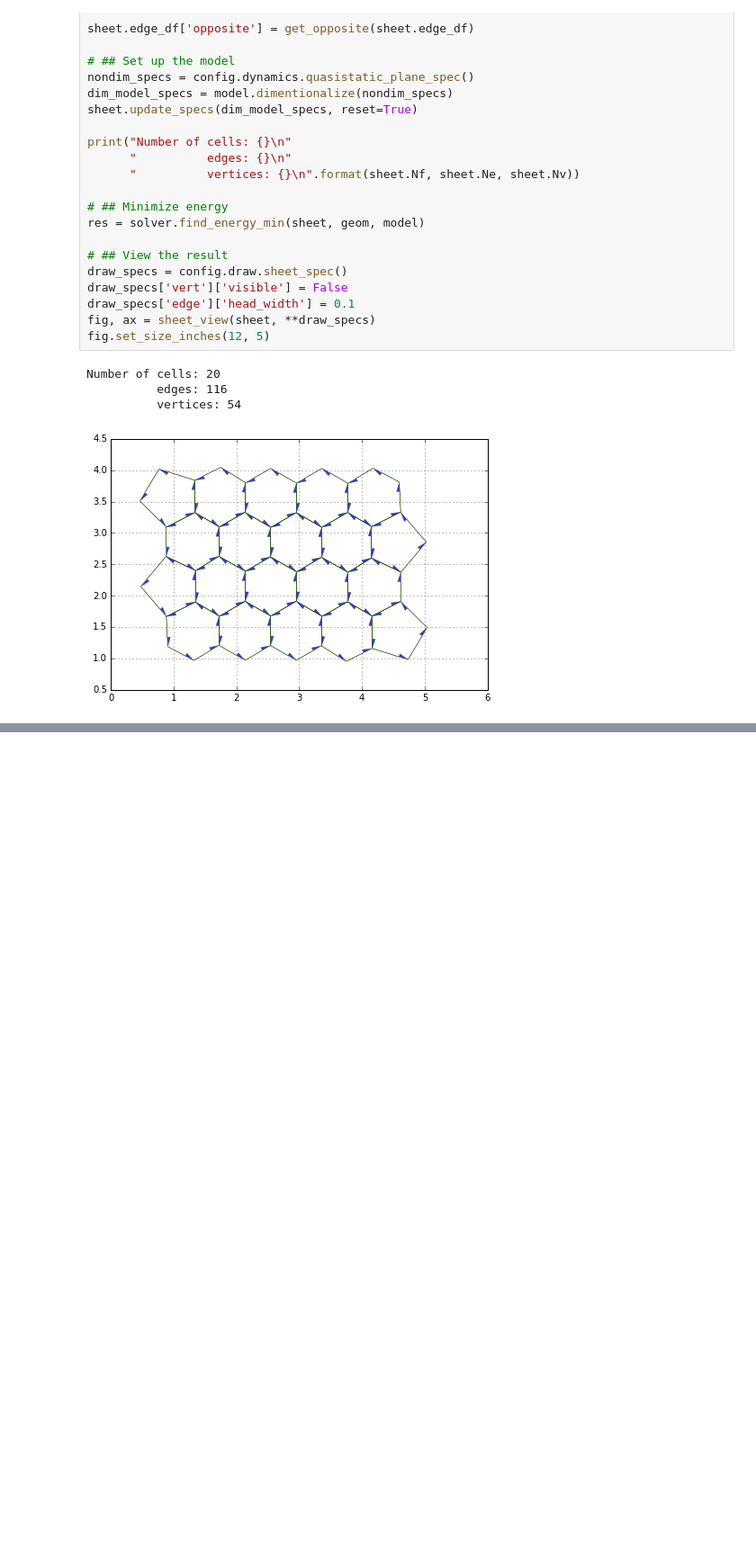
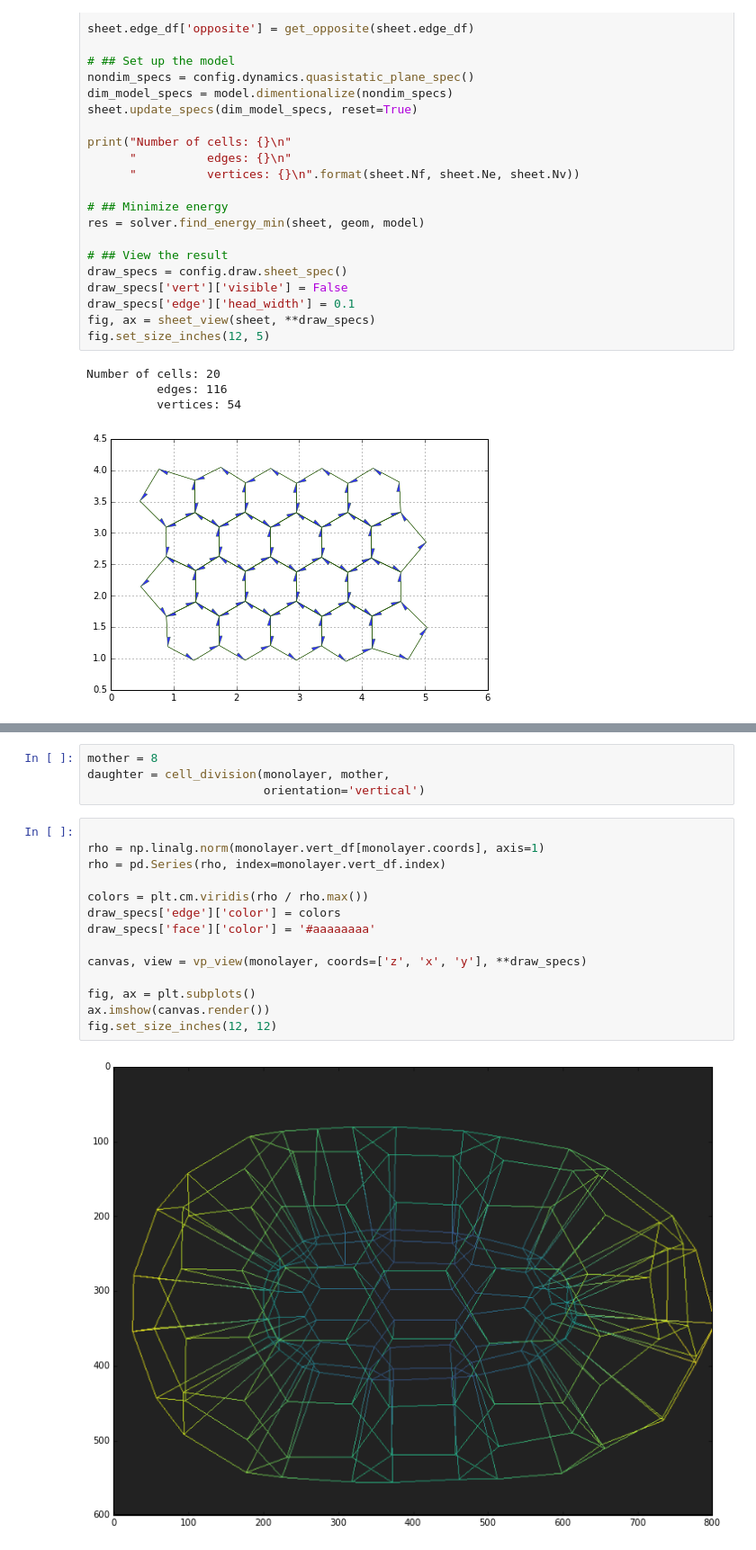
Before and after one commit to DamCB/tyssue, a Jupyter notebook: doc/notebooks/Cell_Division.ipynb, the cells around one changed output, grey strips where cells are left out. Shown at 90% size. Cells and saved outputs as stored; diff of their text form; blank space fills up the shorter version.

Commit message:
some doc plus started working on type1 for monolayers

```diff
--- a/doc/notebooks/Cell_Division.ipynb
+++ b/doc/notebooks/Cell_Division.ipynb
@@ -63,0 +119,20 @@ True
+# %%
+mother = 8
+daughter = cell_division(monolayer, mother,
+                         orientation='vertical')
+# %%
+
+rho = np.linalg.norm(monolayer.vert_df[monolayer.coords], axis=1)
+rho = pd.Series(rho, index=monolayer.vert_df.index)
+
+colors = plt.cm.viridis(rho / rho.max())
+draw_specs['edge']['color'] = colors
+draw_specs['face']['color'] = '#aaaaaaaa'
+
+canvas, view = vp_view(monolayer, coords=['z', 'x', 'y'], **draw_specs)
+
+fig, ax = plt.subplots()
+ax.imshow(canvas.render())
+fig.set_size_inches(12, 12)
+# %% [output]
+[figure, added]
```
Also changed, not shown: parts of 7 cells of this notebook, 12 other files.
